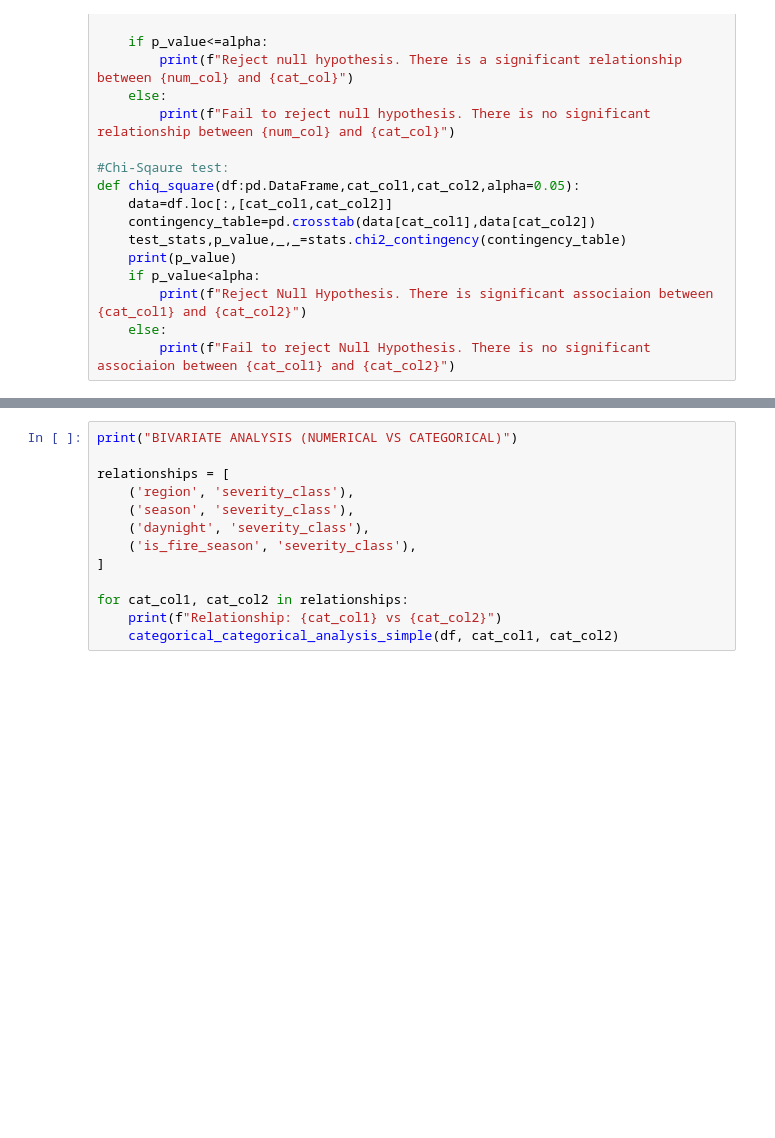
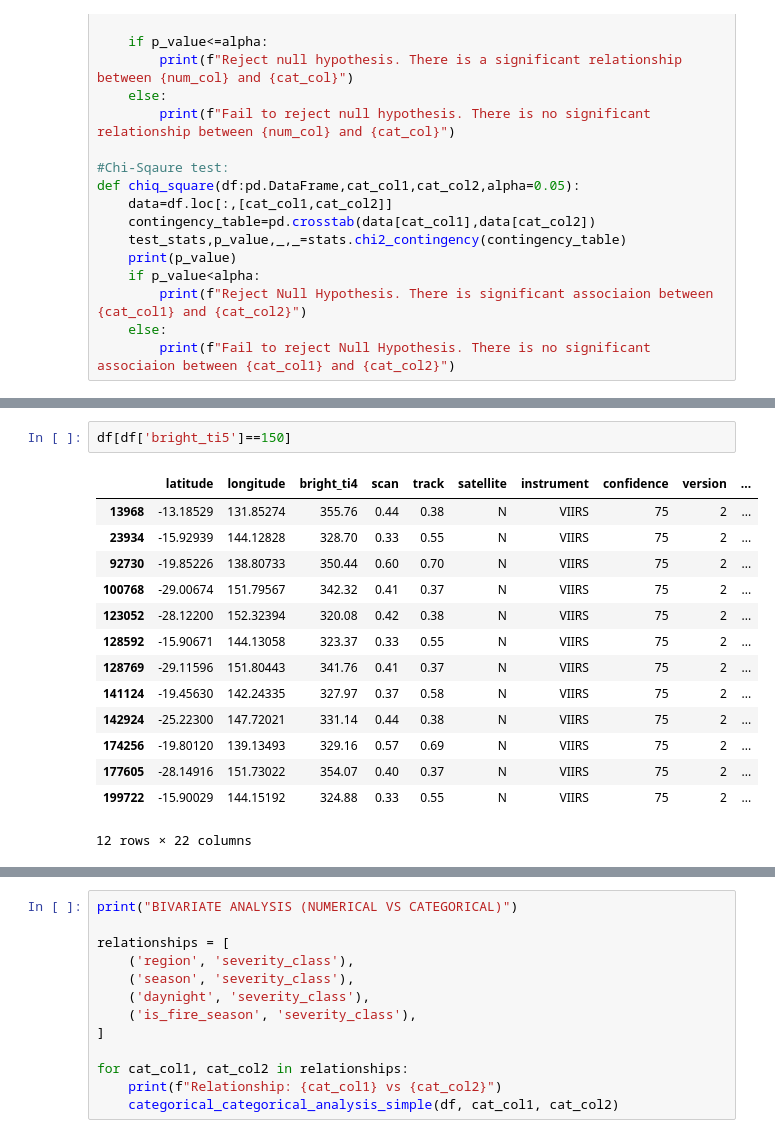
Before and after one commit to Arej00/bush_fire, a Jupyter notebook: notebook/EDA.ipynb, the cells around one changed output, grey strips where cells are left out. Cells and saved outputs as stored; diff of their text form; blank space fills up the shorter version.

```diff
--- a/notebook/EDA.ipynb
+++ b/notebook/EDA.ipynb
@@ -122,0 +175,17 @@ memory usage: 30.5+ MB
+# %%
+df[df['bright_ti5']==150]
+# %% [output]
+|  | latitude | longitude | bright_ti4 | scan | track | satellite | instrument | confidence | version | ... |
+| 13968 | -13.18529 | 131.85274 | 355.76 | 0.44 | 0.38 | N | VIIRS | 75 | 2 | ... |
+| 23934 | -15.92939 | 144.12828 | 328.70 | 0.33 | 0.55 | N | VIIRS | 75 | 2 | ... |
+| 92730 | -19.85226 | 138.80733 | 350.44 | 0.60 | 0.70 | N | VIIRS | 75 | 2 | ... |
+| 100768 | -29.00674 | 151.79567 | 342.32 | 0.41 | 0.37 | N | VIIRS | 75 | 2 | ... |
+| 123052 | -28.12200 | 152.32394 | 320.08 | 0.42 | 0.38 | N | VIIRS | 75 | 2 | ... |
+| 128592 | -15.90671 | 144.13058 | 323.37 | 0.33 | 0.55 | N | VIIRS | 75 | 2 | ... |
+| 128769 | -29.11596 | 151.80443 | 341.76 | 0.41 | 0.37 | N | VIIRS | 75 | 2 | ... |
+| 141124 | -19.45630 | 142.24335 | 327.97 | 0.37 | 0.58 | N | VIIRS | 75 | 2 | ... |
+| 142924 | -25.22300 | 147.72021 | 331.14 | 0.44 | 0.38 | N | VIIRS | 75 | 2 | ... |
+| 174256 | -19.80120 | 139.13493 | 329.16 | 0.57 | 0.69 | N | VIIRS | 75 | 2 | ... |
+| 177605 | -28.14916 | 151.73022 | 354.07 | 0.40 | 0.37 | N | VIIRS | 75 | 2 | ... |
+| 199722 | -15.90029 | 144.15192 | 324.88 | 0.33 | 0.55 | N | VIIRS | 75 | 2 | ... |
+12 rows × 22 columns
```
Also changed, not shown: parts of 11 cells of this notebook, 2 other files.
